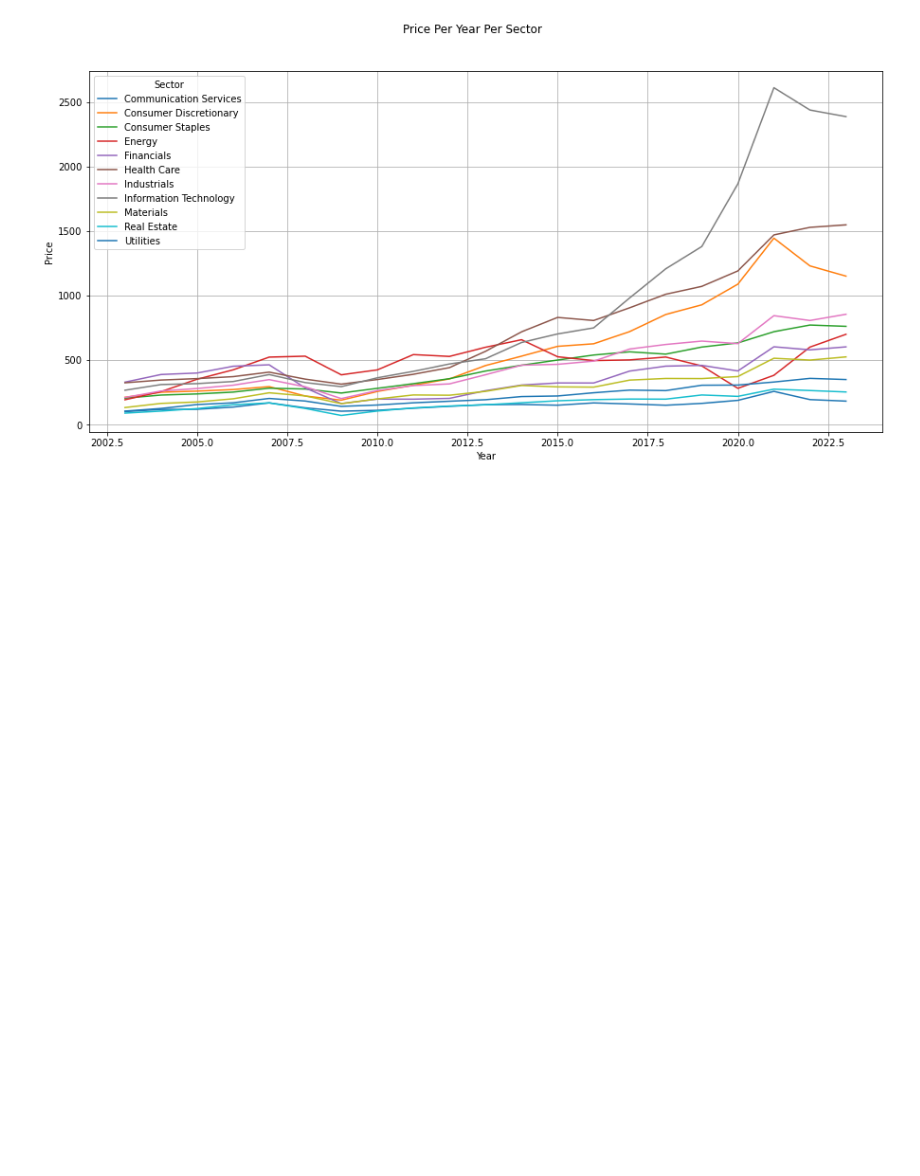
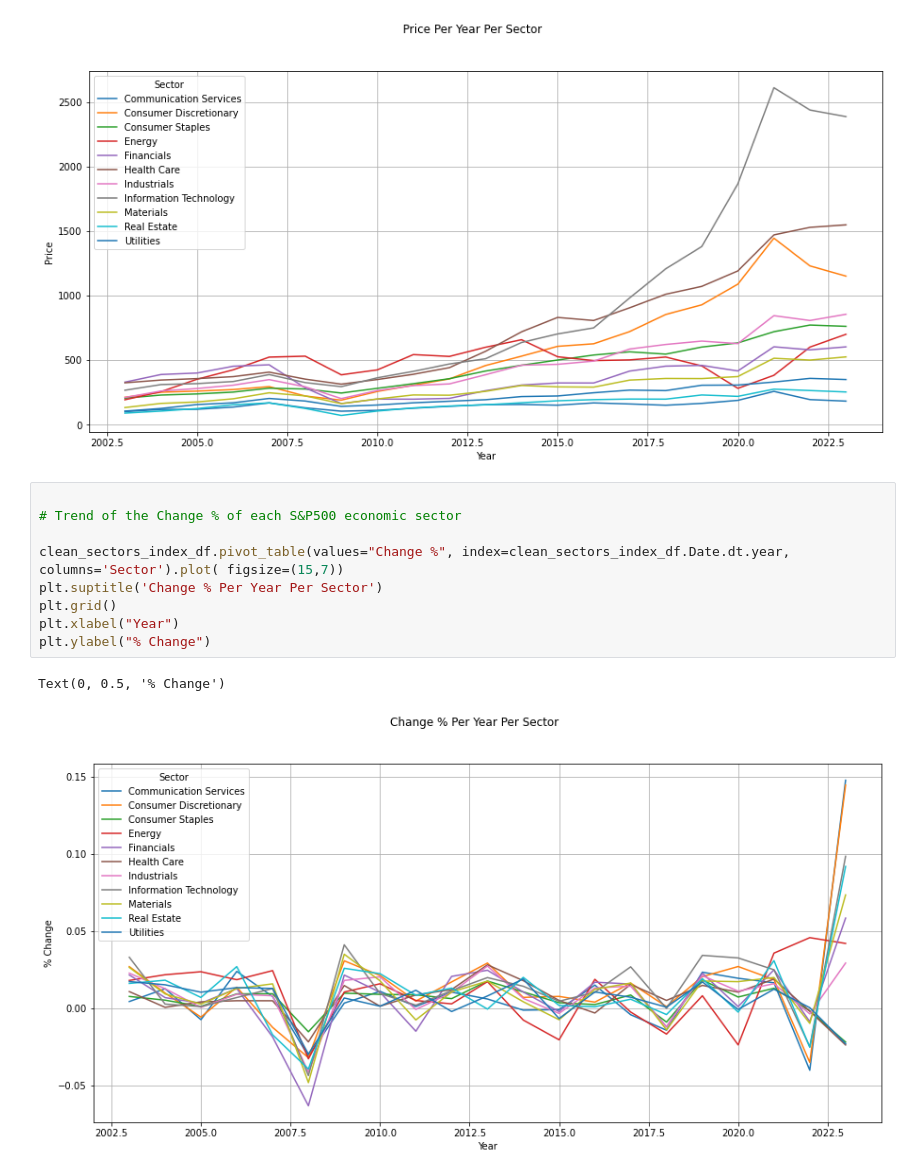
Before and after one commit to rocklurva/Mini-Project-1, a Jupyter notebook: main.ipynb, the cells around one changed output. Drawn from its saved outputs; the diff is of its cells as text; blank space fills up the shorter version.

```diff
--- a/main.ipynb
+++ b/main.ipynb
@@ -412,3 +412,15 @@ plt.ylabel("Price")
 # %% [output]
 Text(0, 0.5, 'Price')
 [figure]
+# %%
+
+# Trend of the Change % of each S&P500 economic sector
+
+clean_sectors_index_df.pivot_table(values="Change %", index=clean_sectors_index_df.Date.dt.year, columns='Sector').plot( figsize=(15,7))
+plt.suptitle('Change % Per Year Per Sector')
+plt.grid()
+plt.xlabel("Year")
+plt.ylabel("% Change")
+# %% [output]
+Text(0, 0.5, '% Change')
+[figure, added]
```
